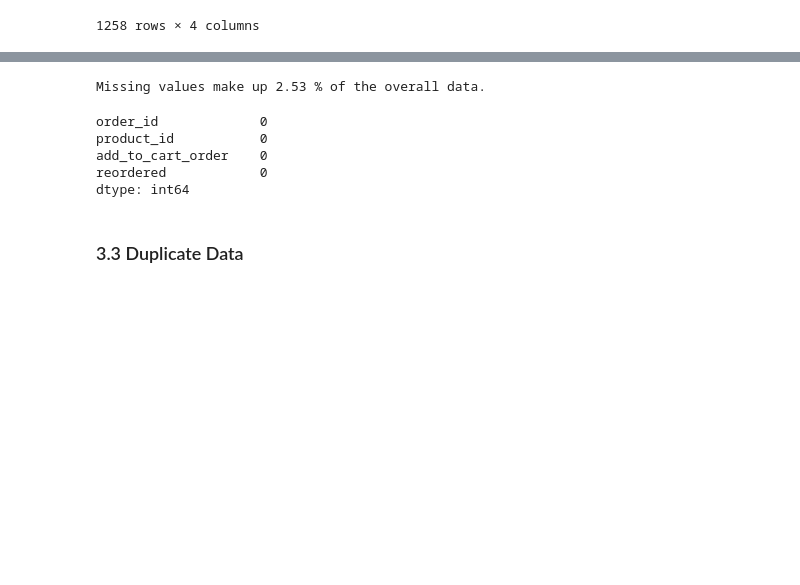
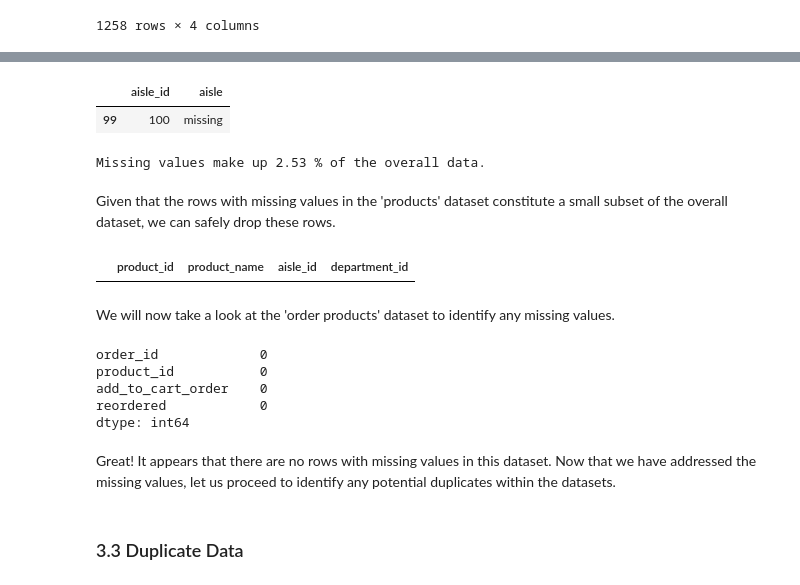
Before and after one commit to kli210/instacart-market-basket-analysis, a Jupyter notebook: data_preprocessing.ipynb, the cells around one changed output, grey strips where cells are left out. Cells and saved outputs as stored; diff of their text form; code cells hidden in the pictures; blank space fills up the shorter version.

```diff
--- a/data_preprocessing.ipynb
+++ b/data_preprocessing.ipynb
@@ -471 +523,7 @@ missing_aisle
+# %%
+missing_aisle2 = aisles_df[aisles_df['aisle_id'] == '100']
+missing_aisle2
+# %% [output]
+|  | aisle_id | aisle |
+| 99 | 100 | missing |
 # %%
@@ -473,5 +531,18 @@ print('Missing values make up', round(1258/prod_df.shape[0]*100, 2), "%", "of th
 # %% [output]
 Missing values make up 2.53 % of the overall data.
+# %% [markdown]
+Given that the rows with missing values in the 'products' dataset constitute a small subset of the overall dataset, we can safely drop these rows.
+# %%
+# Drop rows with missing aisle and department
+prod_df = prod_df.drop(prod_df[(prod_df['aisle_id'] == '100') & (prod_df['department_id'] == '21')].index)
+# %%
+# Sanity check
+filtered_df = prod_df[(prod_df['aisle_id'] == '100') | (prod_df['department_id'] == '21')]
+filtered_df
+# %% [output]
+|  | product_id | product_name | aisle_id | department_id |
+# %% [markdown]
+We will now take a look at the 'order products' dataset to identify any missing values.
 # %%
 # Checking for missing values
 main_df.isna().sum()
@@ -481,6 +552,8 @@ product_id           0
 add_to_cart_order    0
 reordered            0
 dtype: int64
+# %% [markdown]
+Great! It appears that there are no rows with missing values in this dataset. Now that we have addressed the missing values, let us proceed to identify any potential duplicates within the datasets.
 # %% [markdown]
 ### 3.3 Duplicate Data <a class="anchor" id="threethree"></a>
 # %%
```
Also changed, not shown: parts of 13 cells of this notebook.
